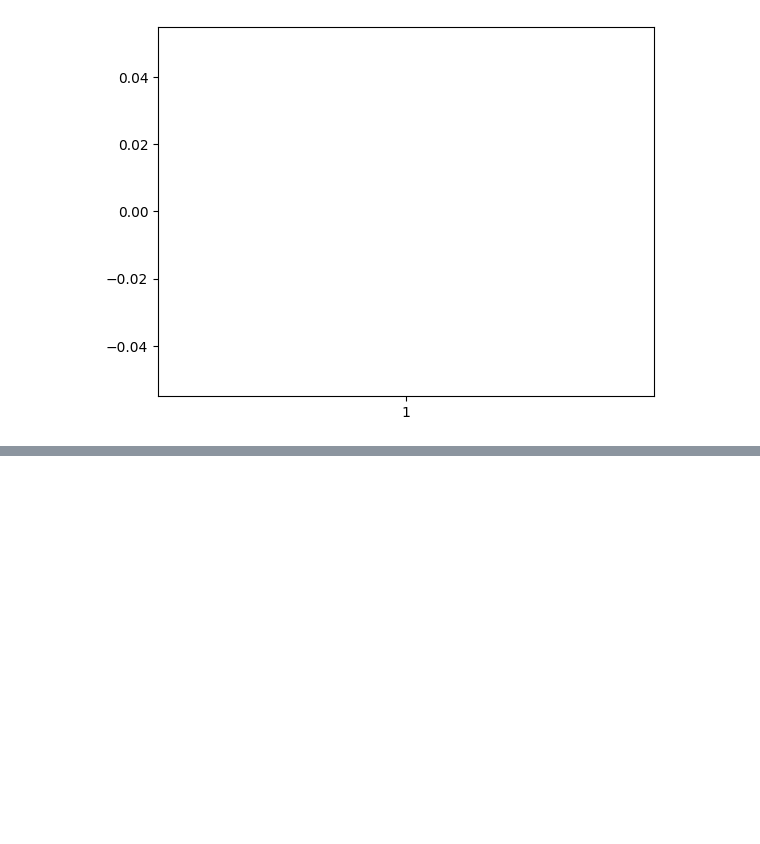
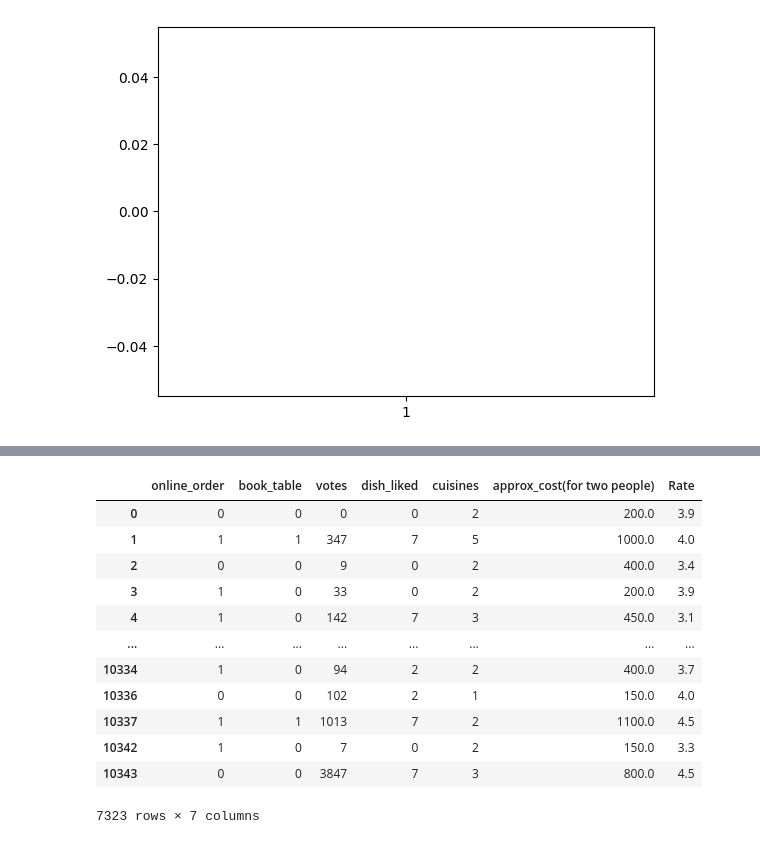
Before and after one commit to shaikshan/Restaurant_Rating_Prediction, a Jupyter notebook: notebook/practice.ipynb, the cells around one changed output, grey strips where cells are left out. Drawn from its saved outputs; the diff is of its cells as text; code cells hidden in the pictures; blank space fills up the shorter version.

```diff
--- a/notebook/practice.ipynb
+++ b/notebook/practice.ipynb
@@ -379,0 +672,2 @@ plt.boxplot(df['approx_cost(for two people)'])
+# %%
+df['online_order'] = df['online_order'].apply(decode)
@@ -379,0 +678,3 @@ plt.boxplot(df['approx_cost(for two people)'])
+# %%
+df['cuisines'] = df['cuisines'].apply(count)
+df['dish_liked'] = df['dish_liked'].apply(count)
@@ -379,0 +690,20 @@ plt.boxplot(df['approx_cost(for two people)'])
+# %%
+df['Rate'] = df['rate']
+# %%
+df = df.drop('rate',axis=1)
+# %%
+df
+# %% [output]
+|  | online_order | book_table | votes | dish_liked | cuisines | approx_cost(for two people) | Rate |
+| 0 | 0 | 0 | 0 | 0 | 2 | 200.0 | 3.9 |
+| 1 | 1 | 1 | 347 | 7 | 5 | 1000.0 | 4.0 |
+| 2 | 0 | 0 | 9 | 0 | 2 | 400.0 | 3.4 |
+| 3 | 1 | 0 | 33 | 0 | 2 | 200.0 | 3.9 |
+| 4 | 1 | 0 | 142 | 7 | 3 | 450.0 | 3.1 |
+| ... | ... | ... | ... | ... | ... | ... | ... |
+| 10334 | 1 | 0 | 94 | 2 | 2 | 400.0 | 3.7 |
+| 10336 | 0 | 0 | 102 | 2 | 1 | 150.0 | 4.0 |
+| 10337 | 1 | 1 | 1013 | 7 | 2 | 1100.0 | 4.5 |
+| 10342 | 1 | 0 | 7 | 0 | 2 | 150.0 | 3.3 |
+| 10343 | 0 | 0 | 3847 | 7 | 3 | 800.0 | 4.5 |
+7323 rows × 7 columns
```
Also changed, not shown: parts of 48 cells of this notebook, 7 other files.
